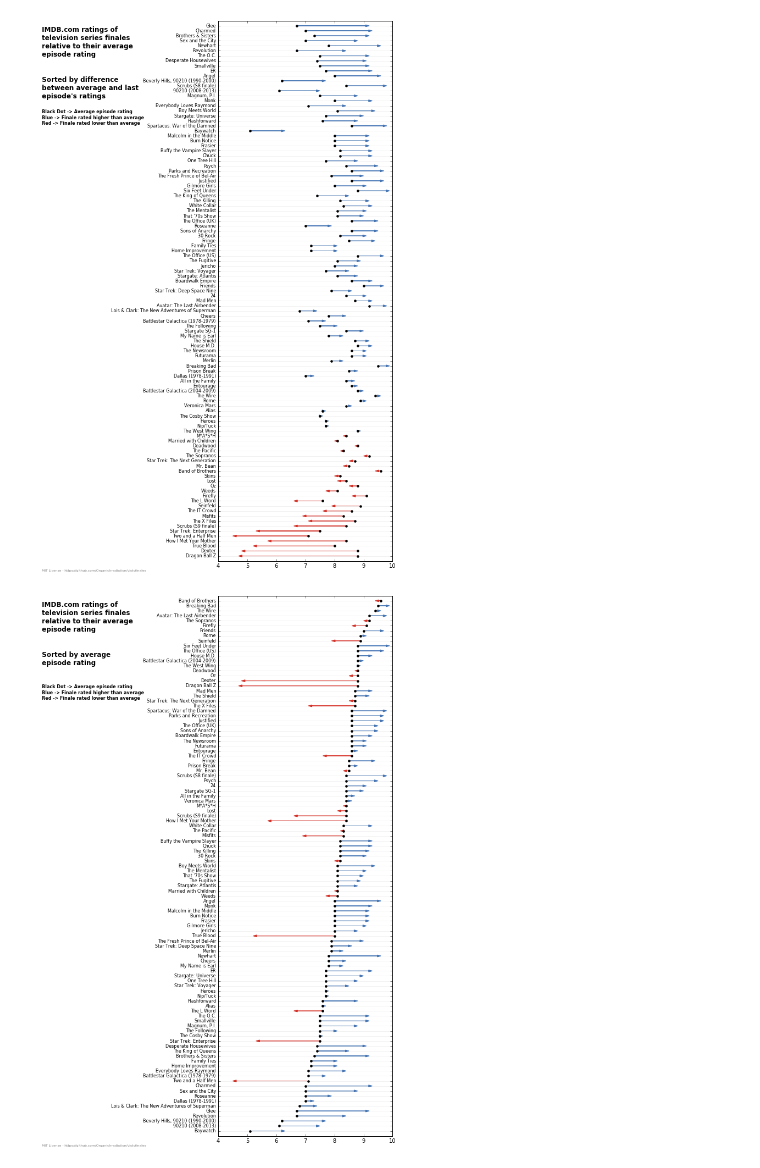
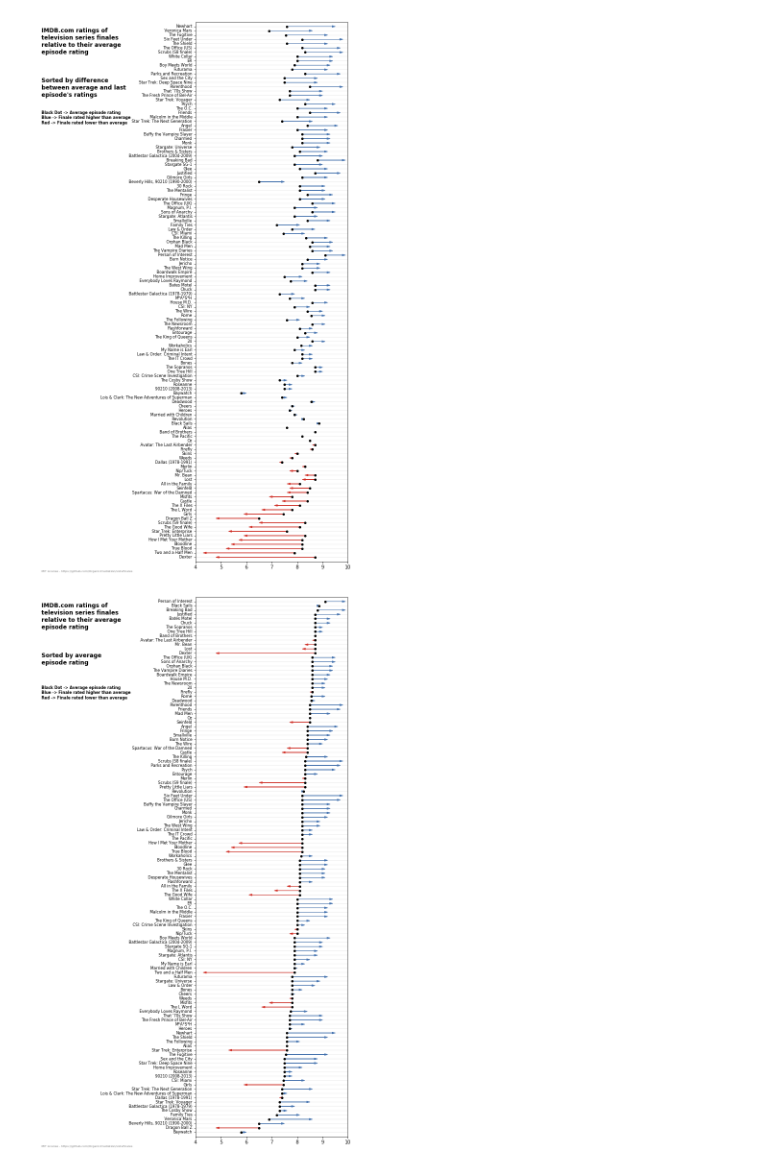
Before and after one commit to OrganicIrradiation/vistvfinales, a Jupyter notebook: vistvfinales.ipynb, the cells around one changed output. Cells and saved outputs as stored; diff of their text form; code cells hidden in the pictures.

Commit message:
Updated ratings for October 2017

```diff
--- a/vistvfinales.ipynb
+++ b/vistvfinales.ipynb
@@ -22,16 +22,24 @@ series_data = {'24': {'id': '0285331'},
                'Battlestar Galactica (2004-2009)': {'id': '0407362'},
                'Band of Brothers': {'id': '0185906'},
                'Baywatch': {'id': '0096542'},
+               'Bates Motel': {'id': '2188671'},
                'Beverly Hills, 90210 (1990-2000)': {'id': '0098749'},
+               'Black Sails': {'id': '2375692'},
+               'Bloodline': {'id': '3520702'},
                'Boardwalk Empire': {'id': '0979432'},
+               'Bones': {'id': '0460627'},
                'Boy Meets World': {'id': '0105958'},
                'Breaking Bad': {'id': '0903747'},
                'Brothers & Sisters': {'id': '0758737'},
                'Buffy the Vampire Slayer': {'id': '0118276'},
                'Burn Notice': {'id': '0810788'},
+               'Castle': {'id': '1219024'},
                'Charmed': {'id': '0158552'},
                'Cheers': {'id': '0083399'},
                'Chuck': {'id': '0934814'},
+               'CSI: Crime Scene Investigation': {'id': '0247082'},
+               'CSI: NY': {'id': '0395843'},
+               'CSI: Miami': {'id': '0313043'},
                'Dallas (1978-1991)': {'id': '0077000'},
                'Deadwood': {'id': '0348914'},
                'Desperate Housewives': {'id': '0410975'},
@@ -48,6 +56,7 @@ series_data = {'24': {'id': '0285331'},
                'Fringe': {'id': '1119644'},
                'Futurama': {'id': '0149460'},
                'Gilmore Girls': {'id': '0238784'},
+               'Girls': {'id': '1723816'},
                'Glee': {'id': '1327801'},
                'Heroes': {'id': '0813715'},
                'Home Improvement': {'id': '0101120'},
@@ -55,6 +64,8 @@ series_data = {'24': {'id': '0285331'},
                'How I Met Your Mother': {'id': '0460649'},
                'Jericho': {'id': '0805663'},
                'Justified': {'id': '1489428'},
+               'Law & Order': {'id': '0098844'},
+               'Law & Order: Criminal Intent': {'id': '0275140'},
                'Lois & Clark: The New Adventures of Superman': {'id': '0106057'},
                'Lost': {'id': '0411008'},
                'M*A*S*H': {'id': '0068098'},
@@ -70,9 +81,12 @@ series_data = {'24': {'id': '0285331'},
                'Newhart': {'id': '0083455'},
                'Nip/Tuck': {'id': '0361217'},
                'One Tree Hill': {'id': '0368530'},
+               'Orphan Black': {'id': '2234222'},
                'Oz': {'id': '0118421'},
                'Parks and Recreation': {'id': '1266020'},
-               'Prison Break': {'id': '0455275'},
+               'Parenthood': {'id': '1416765'},
+               'Person of Interest': {'id': '1839578'},
+               'Pretty Little Liars': {'id': '1578873'},
                'Psych': {'id': '0491738'},
                'Revolution': {'id': '2070791'},
                'Rome': {'id': '0384766'},
@@ -99,6 +113,7 @@ series_data = {'24': {'id': '0285331'},
                'The Fresh Prince of Bel-Air': {'id': '0098800'},
                'The Fugitive': {'id': '0056757'},
                'The IT Crowd': {'id': '0487831'},
+               'The Good Wife': {'id': '1442462'},
                'The Killing': {'id': '1637727'},
                'The King of Queens': {'id': '0165581'},
                'The L Word': {'id': '0330251'},
@@ -110,6 +125,7 @@ series_data = {'24': {'id': '0285331'},
                'The Pacific': {'id': '0374463'},
                'The Shield': {'id': '0286486'},
                'The Sopranos': {'id': '0141842'},
+               'The Vampire Diaries': {'id': '1405406'},
                'The West Wing': {'id': '0200276'},
                'The Wire': {'id': '0306414'},
                'The X Files': {'id': '0106179'},
@@ -117,7 +133,9 @@ series_data = {'24': {'id': '0285331'},
                'Two and a Half Men': {'id': '0369179'},
                'Veronica Mars': {'id': '0412253'},
                'Weeds': {'id': '0439100'},
-               'White Collar': {'id': '1358522'}}
+               'White Collar': {'id': '1358522'},
+               'Workaholics': {'id': '1610527'},
+              }
 if os.path.isfile(PROCESSQUEUEPATH):
     # Delete the PROCESSQUEUEPATH file if you want to redownload all of the rating scores
     loaded_list = cPickle.load(open(PROCESSQUEUEPATH, 'rb'))
@@ -177,7 +206,7 @@ def generate_plot(list_in):
     ## Plot the data
     labels = []
     yVal = 0
-    fig = plt.figure(num=1, figsize=(9, 14))
+    fig = plt.figure(num=1, figsize=(9, 16))
     ax = plt.gca()
     ## For each show, add the name to the list of y labels, create an arrow from the average rating
     ## to the rating of the finale (colored red if the finale was lower than the average and green
@@ -186,15 +215,16 @@ def generate_plot(list_in):
         labels.append(currentShow['name'])
         yVal=yVal+1
         ax.plot([0, 10], [yVal, yVal], 'k', alpha = 0.05)
-        if currentShow['rating_finalepisode'] > currentShow['rating_series']:
-            ax.arrow(currentShow['rating_series'],yVal,
-                      currentShow['rating_finalepisode']-currentShow['rating_series'],0,color='#4575b4',
+
+        if currentShow['rating_finalepisode'] > currentShow['rating_average']:
+            ax.arrow(currentShow['rating_average'], yVal,
+                      currentShow['rating_finalepisode']-currentShow['rating_average'],0,color='#4575b4',
                       head_width=0.4, head_length=0.125,length_includes_head=True)
-        elif currentShow['rating_finalepisode'] < currentShow['rating_series']:
-            ax.arrow(currentShow['rating_series'],yVal,
-                      -(currentShow['rating_series']-currentShow['rating_finalepisode']),0,color='#d73027',
+        elif currentShow['rating_finalepisode'] < currentShow['rating_average']:
+            ax.arrow(currentShow['rating_average'], yVal,
+                      -(currentShow['rating_average']-currentShow['rating_finalepisode']),0,color='#d73027',
                       head_width=0.4, head_length=0.125,length_includes_head=True)
-        ax.plot(currentShow['rating_series'], yVal, 'ok', markersize=4)
+        ax.plot(currentShow['rating_average'], yVal, 'ok', markersize=4)
     ## Set the axis parameters
     ax.axis([4.0,10.0,0.0,yVal+1.0])
     ax.set_aspect('auto')
@@ -225,24 +255,24 @@ for k, v in series_data.items():
     data_list.append(dict_to_add)
 # %%
 ## Sort the data by difference between average and last episode
-data_list = sorted(data_list, key=lambda k: (k['rating_finalepisode']-k['rating_series']))
+data_list = sorted(data_list, key=lambda k: (k['rating_finalepisode']-k['rating_average']))
 [fig, ax] = generate_plot(data_list)
 fig.text(0.005, 0.90, 'Sorted by difference\nbetween average and last\nepisode\'s ratings',
          fontsize=12, color='black', weight='bold', ha='left', va='top', alpha=1, transform=ax.transAxes)
 plt.show()
 fig.savefig('images/img_difference.png', dpi=300)
 # %% [output]
-[figure, old version]
+[figure, new version]
 # %%
 ## Sort the data by average rating
-data_list = sorted(data_list, key=lambda k: k['rating_series'])
+data_list = sorted(data_list, key=lambda k: k['rating_average'])
 [fig, ax] = generate_plot(data_list)
 fig.text(0.005, 0.90, 'Sorted by average\nepisode rating',
          fontsize=12, color='black', weight='bold', ha='left', va='top', alpha=1, transform=ax.transAxes)
 plt.show()
 fig.savefig('images/img_averagerating.png', dpi=300)
 # %% [output]
-[figure, old version]
+[figure, new version]
 # %%
 ## Sort the data by last episode
 data_list = sorted(data_list, key=lambda k: k['rating_finalepisode'])
```
Also changed, not shown: parts of 5 cells of this notebook, 6 other files.
